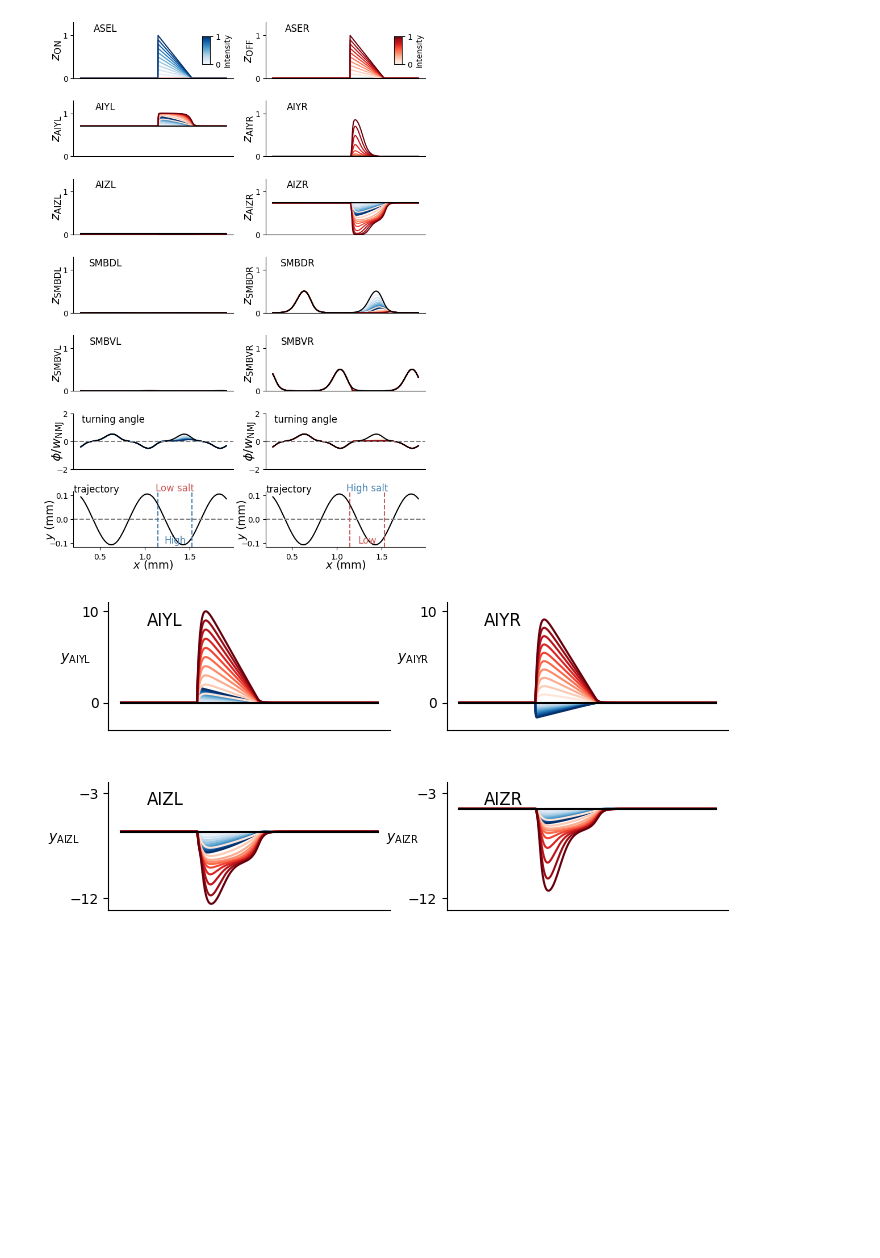
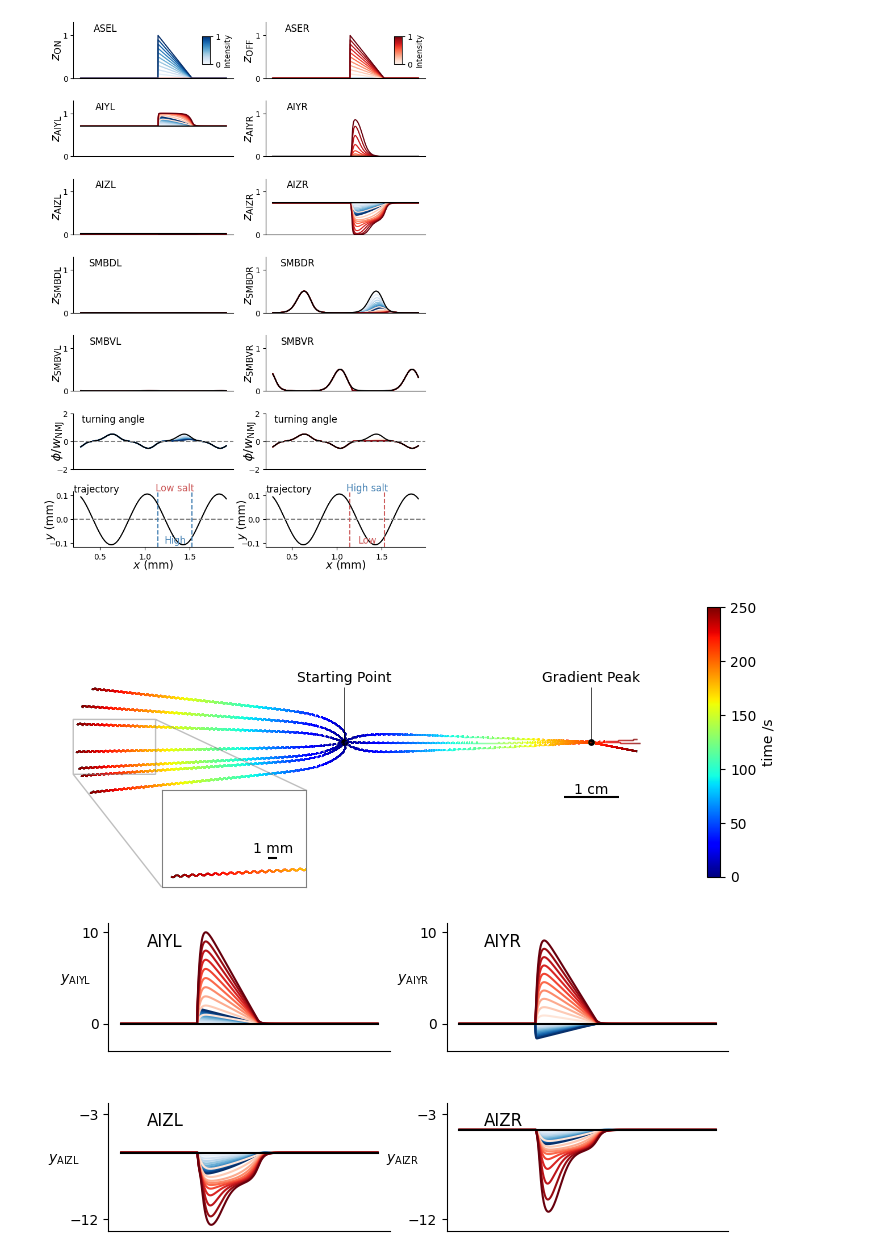
Before and after one commit to 118-Oganesson/c_elegans_chemotaxis, a Jupyter notebook: notebook/example.ipynb, the cells around one changed output. Saved outputs shown, nothing was run; the diff lists cells and outputs as text; code cells hidden in the pictures; blank space fills up the shorter version.

```diff
--- a/notebook/example.ipynb
+++ b/notebook/example.ipynb
@@ -295,4 +297,20 @@ figure.newron_output(
 )
 # %% [output]
 [figure]
+# %%
+# Fig.5 S4
+
+result = load.load_result_json(
+    "../data/gene/concentration_memory/Result_aiy_aiz_negative_0.json"
+)
+gene = result[15]["gene"]
+figure.trajectory(
+    gene,
+    1,
+    10,
+    7,
+    "../visualizations/image/Fig5S4/trajectory_AIY-AIZ_connections_excitatory",
+)
+# %% [output]
+[figure, added]
 # %%
```
Also changed, not shown: parts of 11 cells of this notebook, 51 other files.
